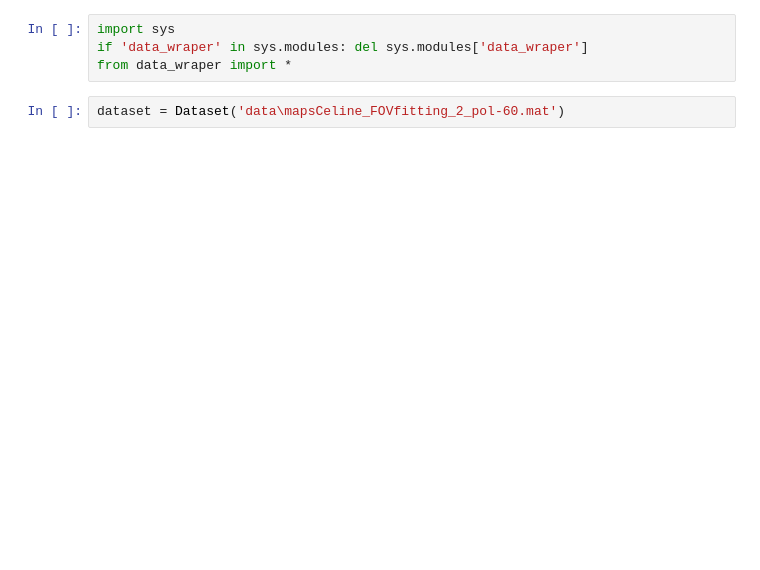
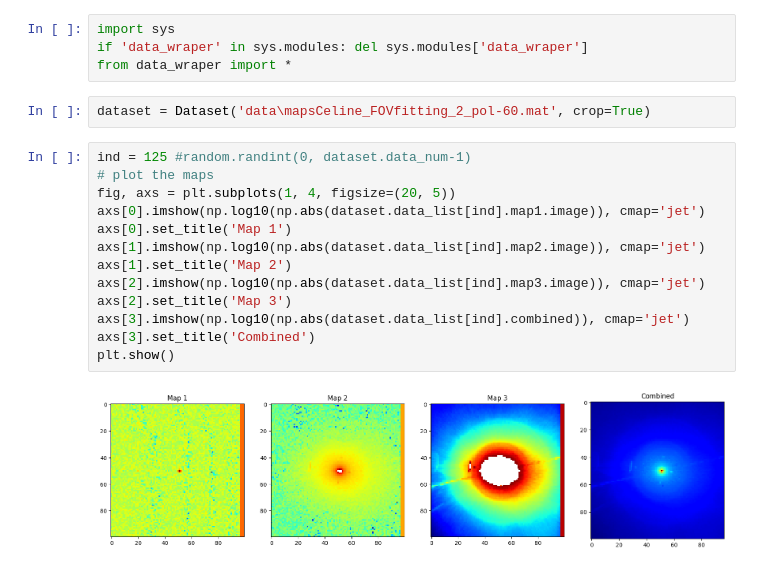
Before and after one commit to m7415/deep_learning_3MI, a Jupyter notebook: data_viewing.ipynb, the cells around one changed output. Cells and saved outputs as stored; diff of their text form; blank space fills up the shorter version.

```diff
--- a/data_viewing.ipynb
+++ b/data_viewing.ipynb
@@ -31,7 +34,22 @@ import sys
 if 'data_wraper' in sys.modules: del sys.modules['data_wraper']
 from data_wraper import *
 # %%
-dataset = Dataset('data\mapsCeline_FOVfitting_2_pol-60.mat')
+dataset = Dataset('data\mapsCeline_FOVfitting_2_pol-60.mat', crop=True)
+# %%
+ind = 125 #random.randint(0, dataset.data_num-1)
+# plot the maps
+fig, axs = plt.subplots(1, 4, figsize=(20, 5))
+axs[0].imshow(np.log10(np.abs(dataset.data_list[ind].map1.image)), cmap='jet')
+axs[0].set_title('Map 1')
+axs[1].imshow(np.log10(np.abs(dataset.data_list[ind].map2.image)), cmap='jet')
+axs[1].set_title('Map 2')
+axs[2].imshow(np.log10(np.abs(dataset.data_list[ind].map3.image)), cmap='jet')
+axs[2].set_title('Map 3')
+axs[3].imshow(np.log10(np.abs(dataset.data_list[ind].combined)), cmap='jet')
+axs[3].set_title('Combined')
+plt.show()
+# %% [output]
+[figure, added]
 # %%
 dataset.plot_map(0,3)
 dataset.plot_radial_profile(0,[1,2,3])
```
Also changed, not shown: parts of 2 cells of this notebook, 1 other file.
